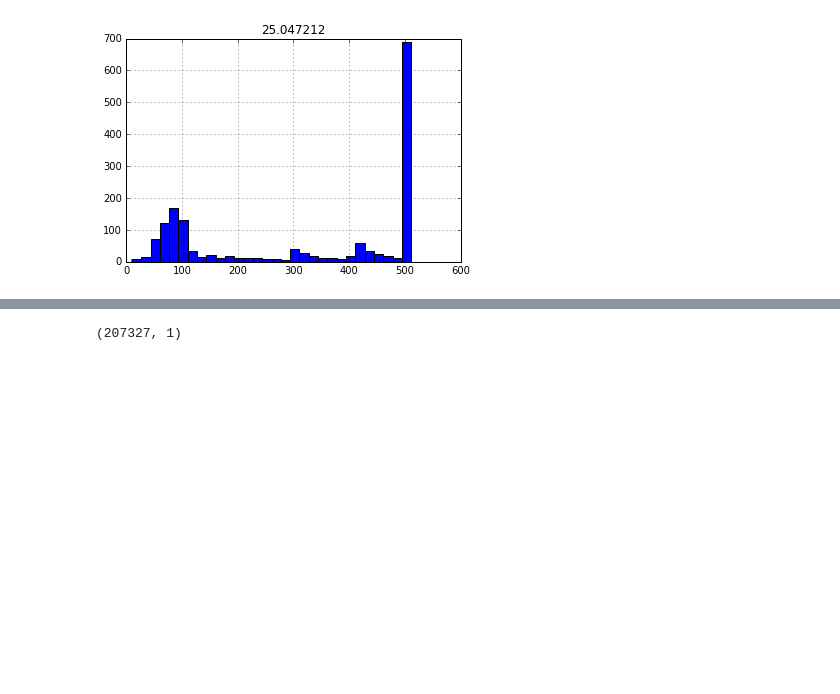
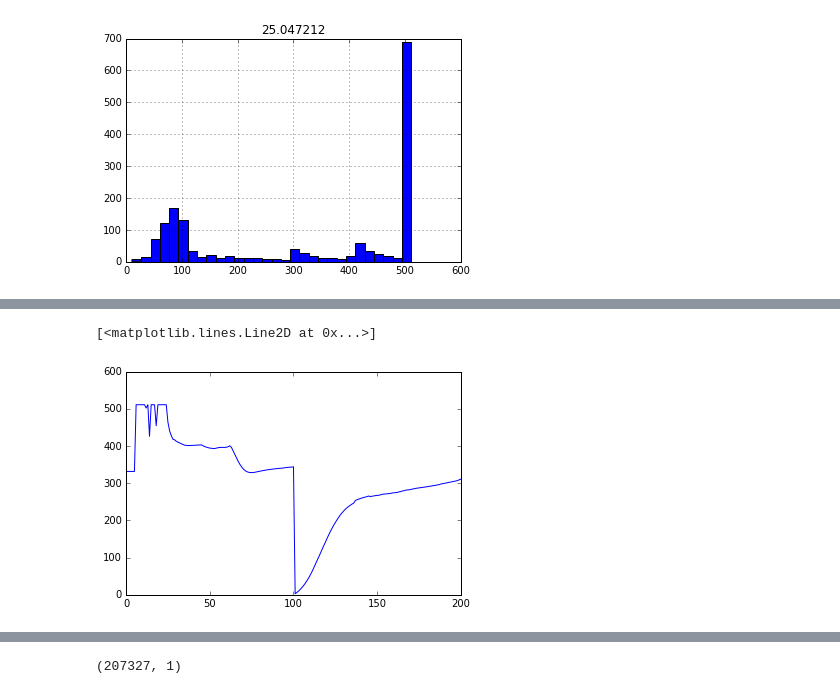
Before and after one commit to prefrontalvortex/xenon_molecular_dynamics, a Jupyter notebook: process_avg.ipynb, the cells around one changed output, grey strips where cells are left out. Cells and saved outputs as stored; diff of their text form; code cells hidden in the pictures; blank space fills up the shorter version.

```diff
--- a/process_avg.ipynb
+++ b/process_avg.ipynb
@@ -225 +225,6 @@ plt.plot(spd)
+# %%
+plt.plot(hep[3])
+# %% [output]
+[<matplotlib.lines.Line2D at 0x...>]
+[figure, added]
 # %%
```
Also changed, not shown: parts of 7 cells of this notebook, 1 other file.
